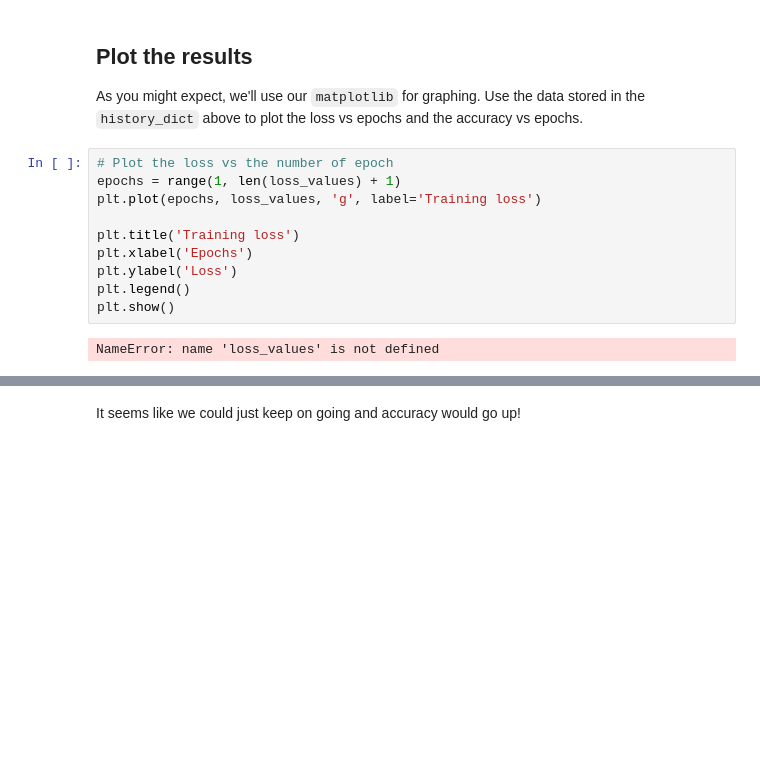
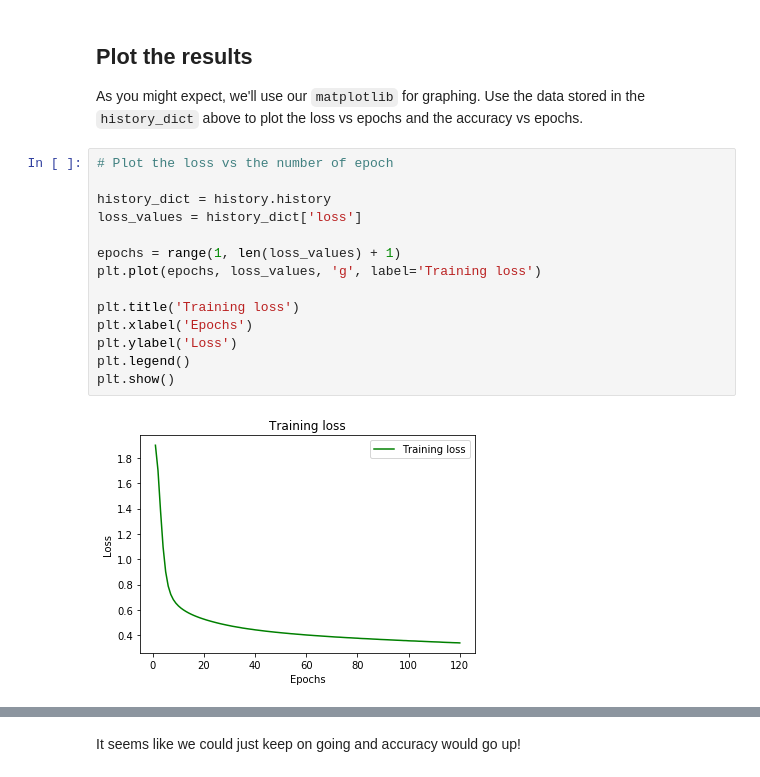
Before and after one commit to jammy-bot/dsc-introduction-to-keras-lab-online-ds-ft-120919, a Jupyter notebook: index.ipynb, the cells around one changed output, grey strips where cells are left out. Drawn from its saved outputs; the diff is of its cells as text; blank space fills up the shorter version.

```diff
--- a/index.ipynb
+++ b/index.ipynb
@@ -299,15 +299,19 @@ dict_keys(['loss', 'accuracy'])
 As you might expect, we'll use our `matplotlib` for graphing. Use the data stored in the `history_dict` above to plot the loss vs epochs and the accuracy vs epochs.
 # %%
 # Plot the loss vs the number of epoch
+
+history_dict = history.history
+loss_values = history_dict['loss']
+
 epochs = range(1, len(loss_values) + 1)
 plt.plot(epochs, loss_values, 'g', label='Training loss')
 
 plt.title('Training loss')
 plt.xlabel('Epochs')
 plt.ylabel('Loss')
 plt.legend()
 plt.show()
 # %% [output]
-NameError: name 'loss_values' is not defined
+[figure, added]
 # %%
 # Plot the training accuracy vs the number of epochs
```
Also changed, not shown: parts of 4 cells of this notebook.
